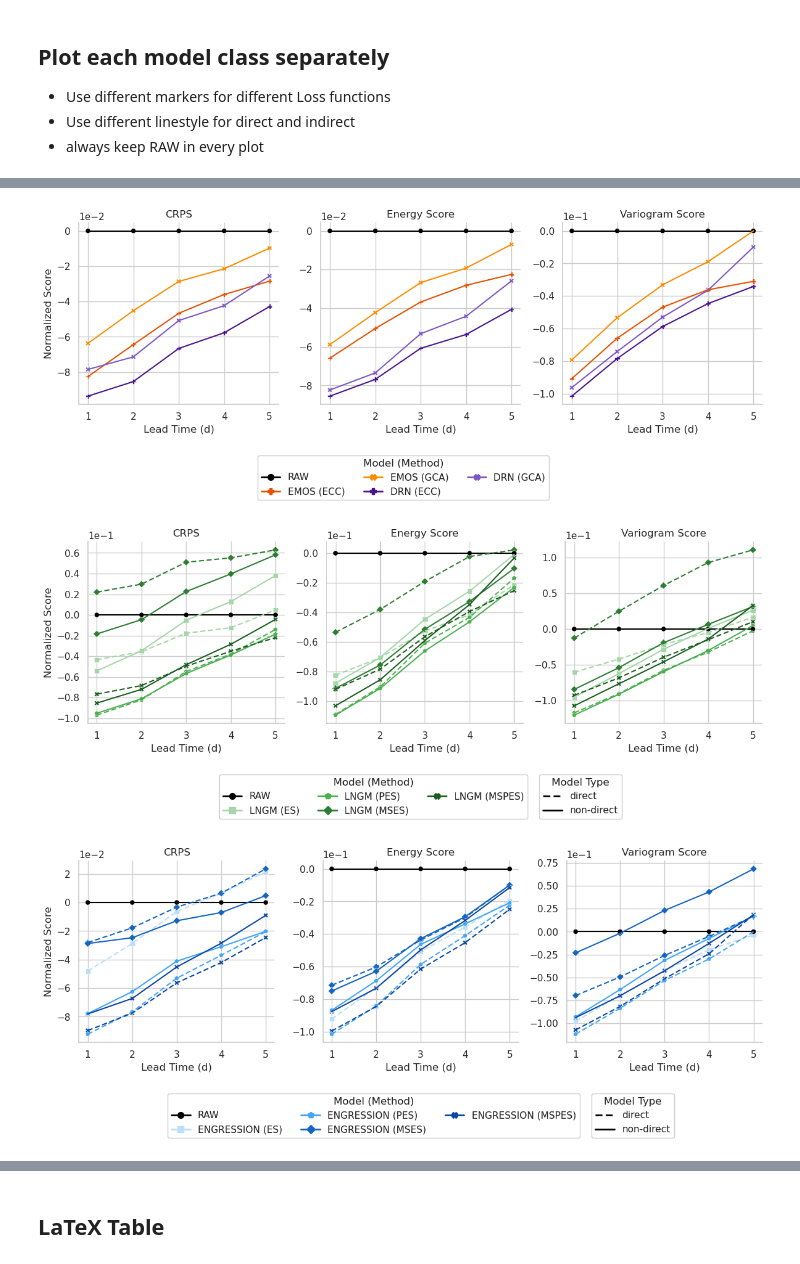
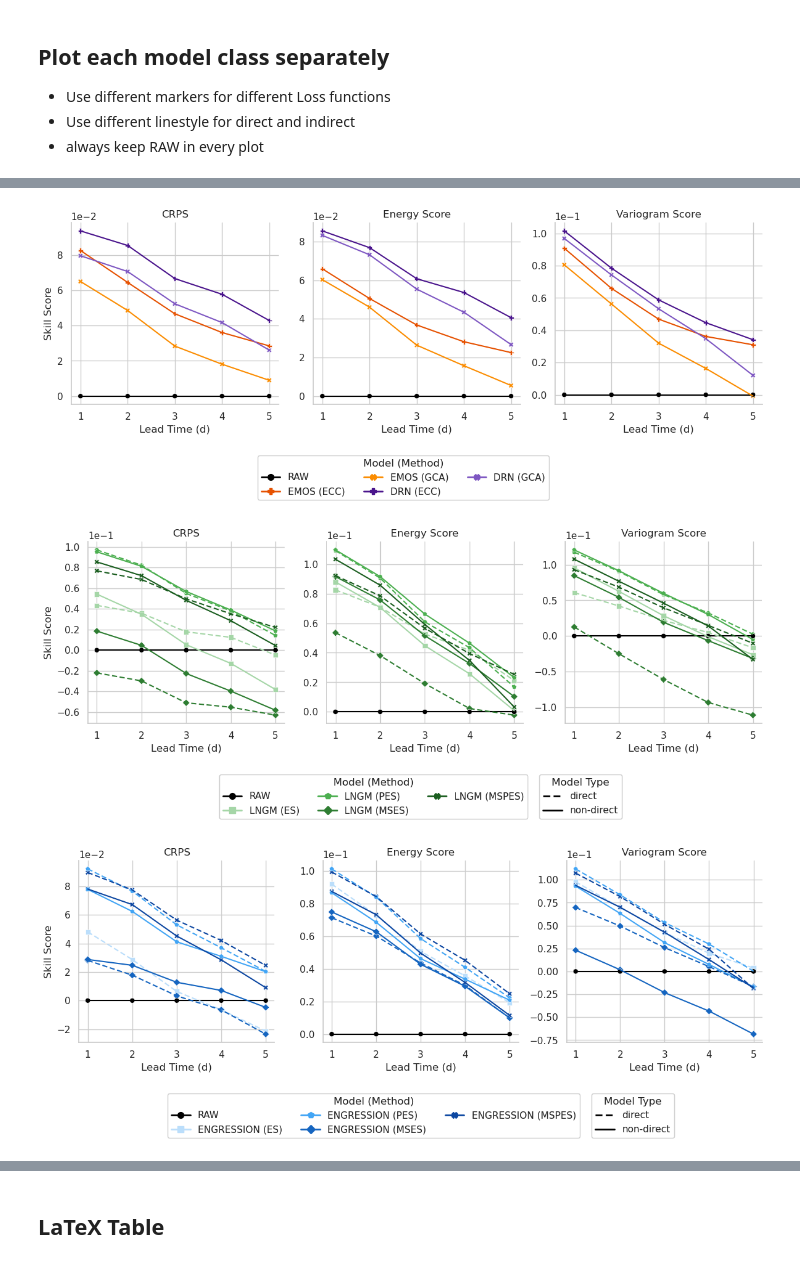
Before and after one commit to m-j-w-f/GenPP, a Jupyter notebook: src/genpp/plots/02plot_scores.ipynb, the cells around one changed output, grey strips where cells are left out. Cells and saved outputs as stored; diff of their text form; code cells hidden in the pictures.

Commit message:
add skill scores

```diff
--- a/src/genpp/plots/02plot_scores.ipynb
+++ b/src/genpp/plots/02plot_scores.ipynb
@@ -22,7 +22,7 @@ api = wandb.Api()
 # Get runs with a specific tag
 runs = api.runs(
     "feik/genpp",  # Replace with your entity/project
-    filters={"tags": {"$all": ["final"], "$nin": ["deprecated"]}},
+    filters={"tags": {"$all": ["final", "wb2"], "$nin": ["deprecated"]}},
 )
 # %% [output]
 wandb: [wandb.Api()] Loaded credentials for https://api.wandb.ai from /home/feik/.netrc.
@@ -330,7 +330,9 @@ df_plot = (
     )
     .with_columns(
         # Calculate normalized value
-        ((pl.col("value") - pl.col("raw_value")) / pl.col("raw_value")).alias("normalized_value")
+        ((pl.col("raw_value") - pl.col("value")) / (pl.col("raw_value") - pl.lit(0.000))).alias(
+            "normalized_value"
+        )
     )
     .drop("raw_value")
 )  # Remove the temporary raw_value column
@@ -377,7 +379,7 @@ g.figure.legend(
 )
 
 # Set labels
-g.set_axis_labels("Lead Time (days)", "Normalized Score")
+g.set_axis_labels("Lead Time (days)", "Skill Score")
 g.set_titles(col_template="{col_name}", row_template="{row_name}")
 
 plt.subplots_adjust(top=0.95)
@@ -565,7 +567,7 @@ for model_types in model_typess:
         ax.set_title(ax.get_title().replace("score = ", ""))
         # Only set y-label on the leftmost plots
         if ax.get_ylabel() != "":
-            ax.set_ylabel("Normalized Score")
+            ax.set_ylabel("Skill Score")
 
     from matplotlib.lines import Line2D
 
@@ -610,34 +612,35 @@ for model_types in model_typess:
             ncol2 = 2
 
         linestyle_legend = g.figure.legend(
             linestyle_handles,
             ["direct", "non-direct"],
             title="Model Type",
             bbox_to_anchor=spacing2,
             loc="upper center",
             ncol=ncol2,
         )
         g.figure.add_artist(linestyle_legend)
 
     combined_legend = g.figure.legend(
         combined_handles,
         hue_order,
         title="Model (Method)",
         bbox_to_anchor=spacing1,
         loc="upper center",
         ncol=ncol1,
     )
     g.figure.add_artist(combined_legend)
 
     # g.figure.suptitle(f"{model_label} Model Performance Across Lead Times", fontsize=14, y=1.00)
     g.figure.tight_layout()
     g.figure.savefig(
         RESULTS_DIR
         / "results"
-        / f"model_comparison_normalized_{model_label.replace(', ', '_')}.pdf",
+        / "wb2"
+        / f"model_comparison_skill_{model_label.replace(', ', '_')}.pdf",
         bbox_inches="tight",
     )
 # %% [output]
-[figure, old version]
+[figure, new version]
-[figure, old version]
+[figure, new version]
-[figure, old version]
+[figure, new version]
```
Also changed, not shown: parts of 9 cells of this notebook, 16 other files.
